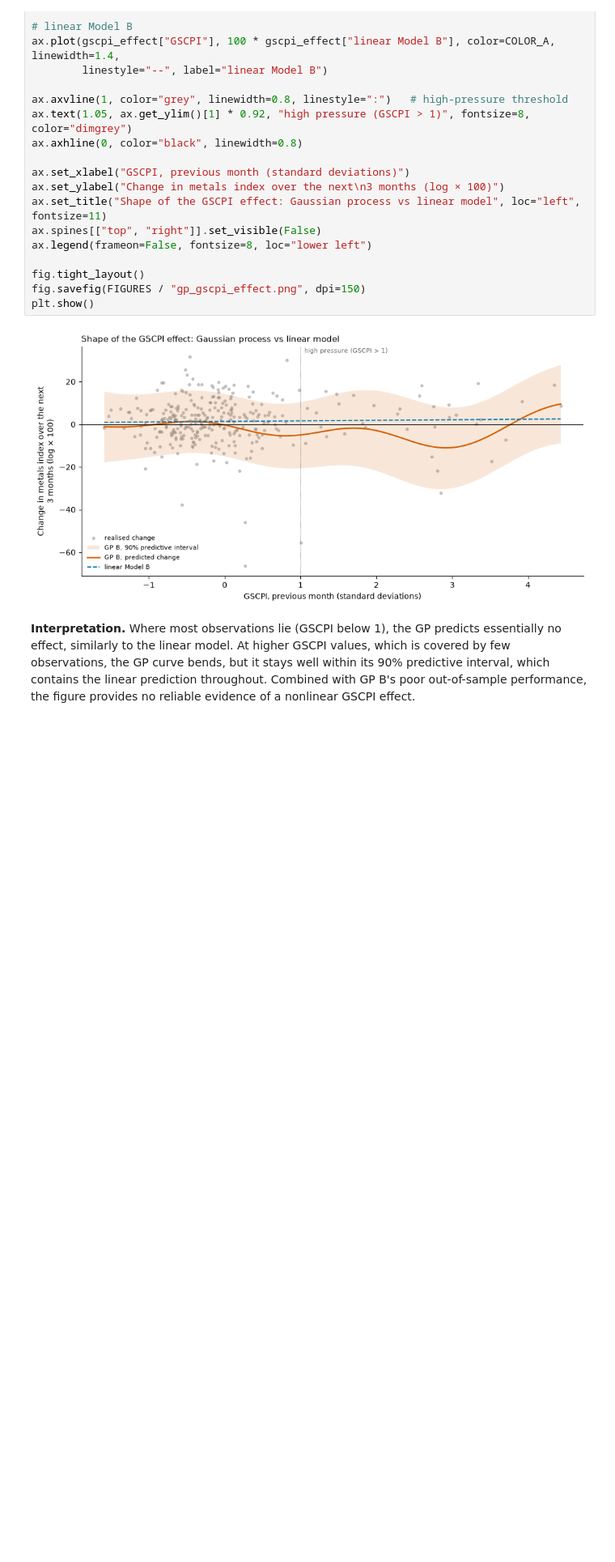
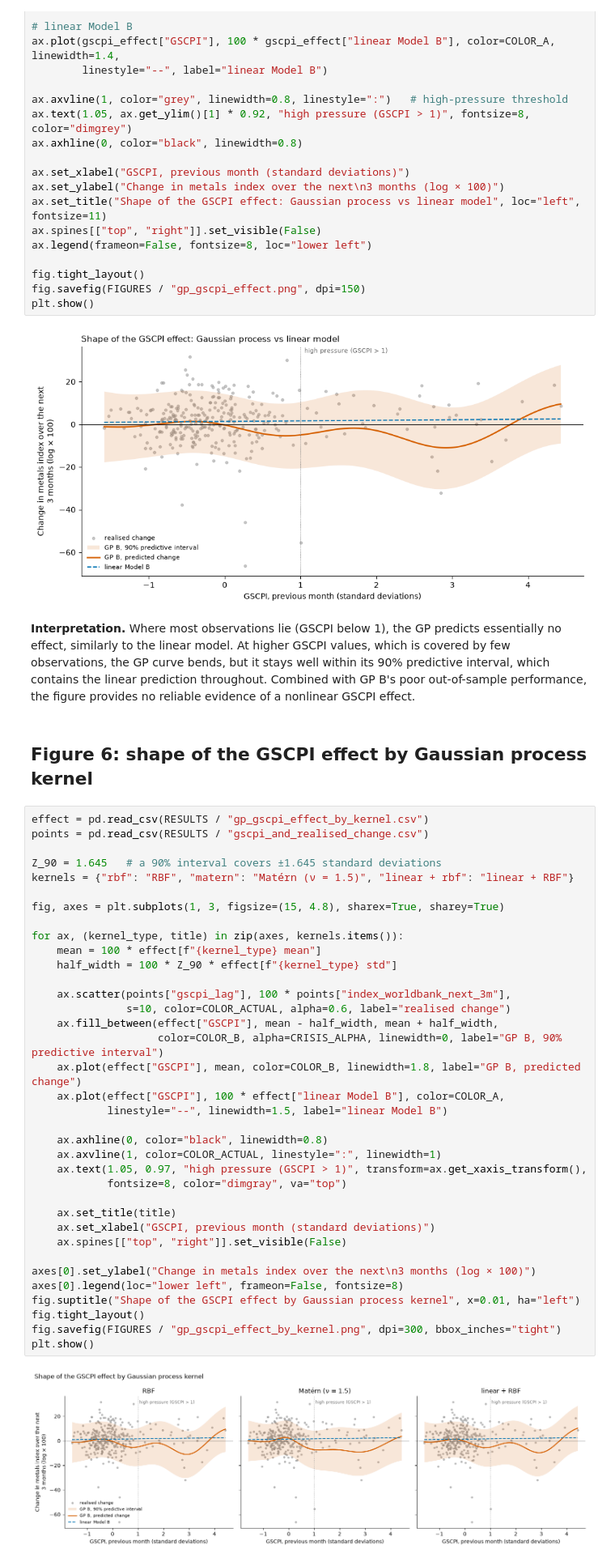
Before and after one commit to cilenia-gif/metals-supply-chain-pressure, a Jupyter notebook: code/04_figures.ipynb, the cells around one changed output. Shown at 81% size. Saved outputs shown, nothing was run; the diff lists cells and outputs as text; blank space fills up the shorter version.

```diff
--- a/code/04_figures.ipynb
+++ b/code/04_figures.ipynb
@@ -347,3 +348,43 @@ plt.show()
 [figure]
 # %% [markdown]
 **Interpretation.** Where most observations lie (GSCPI below 1), the GP predicts essentially no effect, similarly to the linear model. At higher GSCPI values, which is covered by few observations, the GP curve bends, but it stays well within its 90% predictive interval, which contains the linear prediction throughout. Combined with GP B's poor out-of-sample performance, the figure provides no reliable evidence of a nonlinear GSCPI effect.
+# %% [markdown]
+## Figure 6: shape of the GSCPI effect by Gaussian process kernel
+# %%
+effect = pd.read_csv(RESULTS / "gp_gscpi_effect_by_kernel.csv")
+points = pd.read_csv(RESULTS / "gscpi_and_realised_change.csv")
+
+Z_90 = 1.645   # a 90% interval covers ±1.645 standard deviations
+kernels = {"rbf": "RBF", "matern": "Matérn (ν = 1.5)", "linear + rbf": "linear + RBF"}
+
+fig, axes = plt.subplots(1, 3, figsize=(15, 4.8), sharex=True, sharey=True)
+
+for ax, (kernel_type, title) in zip(axes, kernels.items()):
+    mean = 100 * effect[f"{kernel_type} mean"]
+    half_width = 100 * Z_90 * effect[f"{kernel_type} std"]
+
+    ax.scatter(points["gscpi_lag"], 100 * points["index_worldbank_next_3m"],
+               s=10, color=COLOR_ACTUAL, alpha=0.6, label="realised change")
+    ax.fill_between(effect["GSCPI"], mean - half_width, mean + half_width,
+                    color=COLOR_B, alpha=CRISIS_ALPHA, linewidth=0, label="GP B, 90% predictive interval")
+    ax.plot(effect["GSCPI"], mean, color=COLOR_B, linewidth=1.8, label="GP B, predicted change")
+    ax.plot(effect["GSCPI"], 100 * effect["linear Model B"], color=COLOR_A,
+            linestyle="--", linewidth=1.5, label="linear Model B")
+
+    ax.axhline(0, color="black", linewidth=0.8)
+    ax.axvline(1, color=COLOR_ACTUAL, linestyle=":", linewidth=1)
+    ax.text(1.05, 0.97, "high pressure (GSCPI > 1)", transform=ax.get_xaxis_transform(),
+            fontsize=8, color="dimgray", va="top")
+
+    ax.set_title(title)
+    ax.set_xlabel("GSCPI, previous month (standard deviations)")
+    ax.spines[["top", "right"]].set_visible(False)
+
+axes[0].set_ylabel("Change in metals index over the next\n3 months (log × 100)")
+axes[0].legend(loc="lower left", frameon=False, fontsize=8)
+fig.suptitle("Shape of the GSCPI effect by Gaussian process kernel", x=0.01, ha="left")
+fig.tight_layout()
+fig.savefig(FIGURES / "gp_gscpi_effect_by_kernel.png", dpi=300, bbox_inches="tight")
+plt.show()
+# %% [output]
+[figure, added]
```
Also changed, not shown: parts of 10 cells of this notebook, 10 other files.
